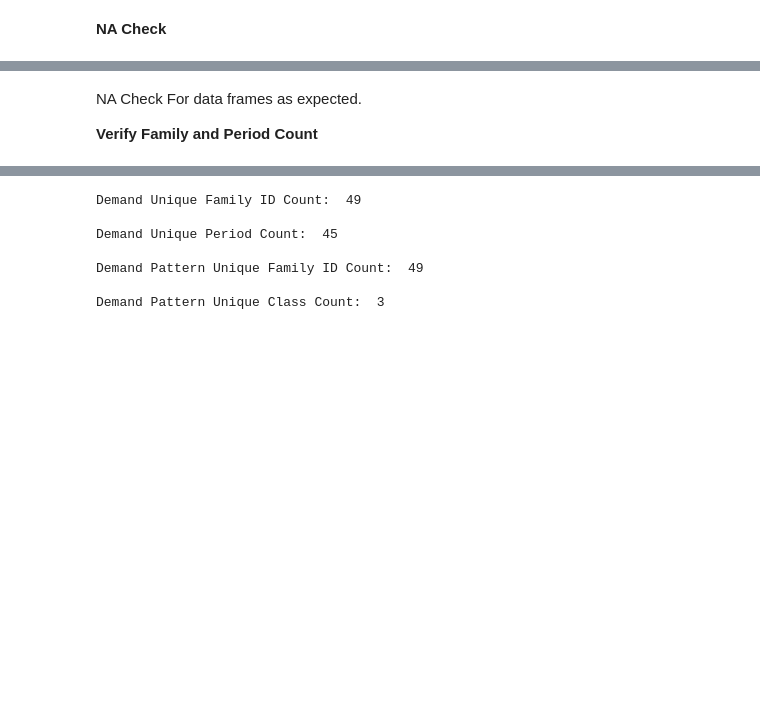
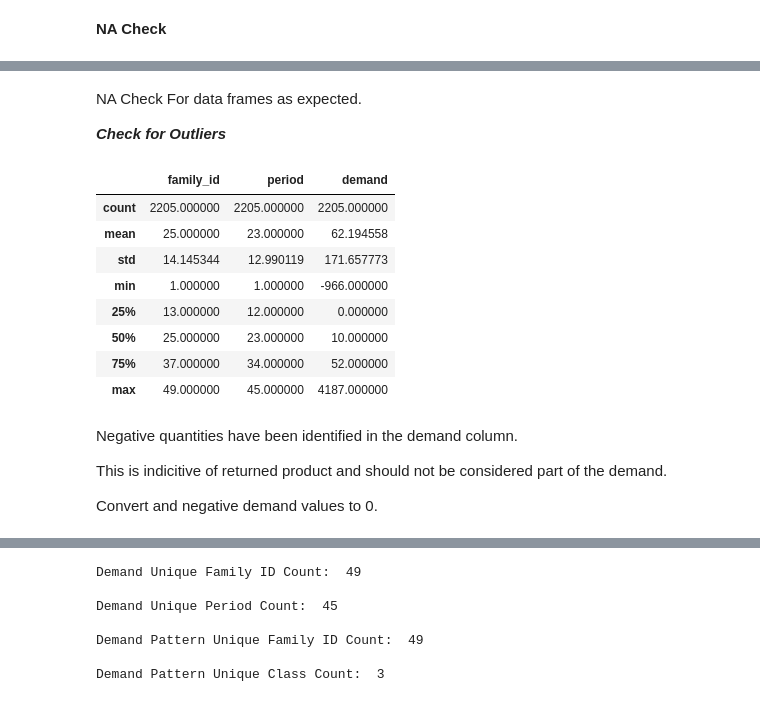
Before and after one commit to jmskeet/5511-Assignment-6, a Jupyter notebook: assignment6.ipynb, the cells around one changed output, grey strips where cells are left out. Saved outputs shown, nothing was run; the diff lists cells and outputs as text; code cells hidden in the pictures; blank space fills up the shorter version.

```diff
--- a/assignment6.ipynb
+++ b/assignment6.ipynb
@@ -210,5 +211,23 @@ Class         0
 dtype: int64
+# %% [markdown]
+NA Check For data frames as expected.
+
+***Check for Outliers***
+# %%
+demand_df.describe()
+# %% [output]
+|  | family_id | period | demand |
+| count | 2205.000000 | 2205.000000 | 2205.000000 |
+| mean | 25.000000 | 23.000000 | 62.194558 |
+| std | 14.145344 | 12.990119 | 171.657773 |
+| min | 1.000000 | 1.000000 | -966.000000 |
+| 25% | 13.000000 | 12.000000 | 0.000000 |
+| 50% | 25.000000 | 23.000000 | 10.000000 |
+| 75% | 37.000000 | 34.000000 | 52.000000 |
+| max | 49.000000 | 45.000000 | 4187.000000 |
 # %% [markdown]
-NA Check For data frames as expected.
+Negative quantities have been identified in the demand column.
 
-**Verify Family and Period Count**
+This is indicitive of returned product and should not be considered part of the demand.
+
+Convert and negative demand values to 0.
```
Also changed, not shown: parts of 13 cells of this notebook.
